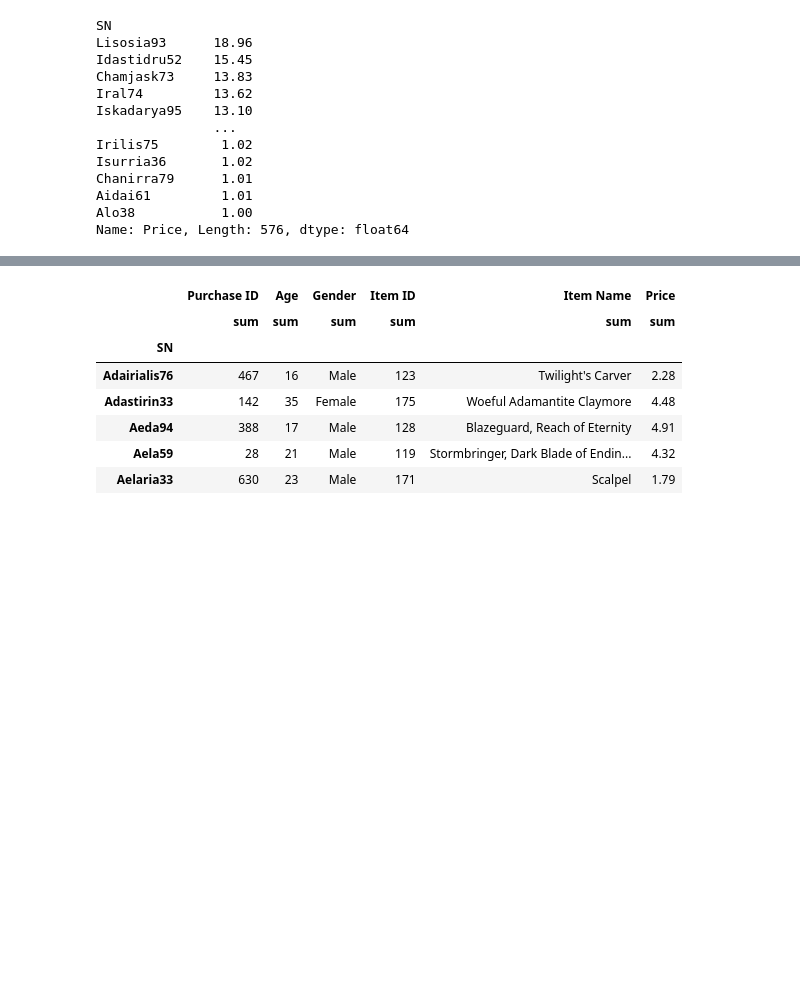
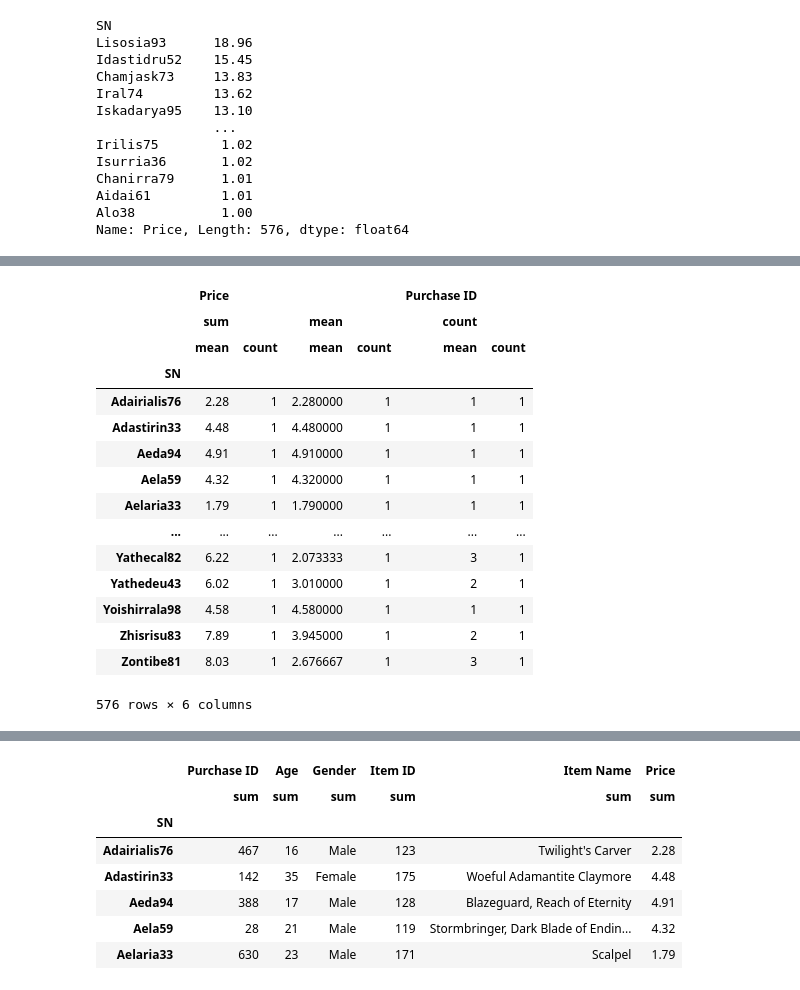
Before and after one commit to cmagnotta/pandas-challenge, a Jupyter notebook: pymoliheroes2.ipynb, the cells around one changed output, grey strips where cells are left out. Drawn from its saved outputs; the diff is of its cells as text; code cells hidden in the pictures; blank space fills up the shorter version.

```diff
--- a/pymoliheroes2.ipynb
+++ b/pymoliheroes2.ipynb
@@ -509,0 +500,5 @@ Zontibe81      8.03           3
+# %%
+#Top Spenders Purchase Count
+top_spenders_count = top_spenders.sort_values(('Price', 'sum'), ascending=False)
+top_spenders_count.head(5)
+#Here is a dataframe with the number of items bought by each of the top spenders.
@@ -509,0 +516,3 @@ Zontibe81      8.03           3
+# %%
+top_5_spenders = top_spenders_count.head(5)
+top_5_spenders
@@ -512,3 +565,22 @@ top_spenders_sum = spendingAnalysis.groupby(['SN']).agg(['sum'])
+# %%
+top_5_spenders_mean
+# %% [output]
+|  | Price |  |  |  | Purchase ID |  |
+|  | sum |  | mean |  | count |  |
+|  | mean | count | mean | count | mean | count |
+| SN |  |  |  |  |  |  |
+| Adairialis76 | 2.28 | 1 | 2.280000 | 1 | 1 | 1 |
+| Adastirin33 | 4.48 | 1 | 4.480000 | 1 | 1 | 1 |
+| Aeda94 | 4.91 | 1 | 4.910000 | 1 | 1 | 1 |
+| Aela59 | 4.32 | 1 | 4.320000 | 1 | 1 | 1 |
+| Aelaria33 | 1.79 | 1 | 1.790000 | 1 | 1 | 1 |
+| ... | ... | ... | ... | ... | ... | ... |
+| Yathecal82 | 6.22 | 1 | 2.073333 | 1 | 3 | 1 |
+| Yathedeu43 | 6.02 | 1 | 3.010000 | 1 | 2 | 1 |
+| Yoishirrala98 | 4.58 | 1 | 4.580000 | 1 | 1 | 1 |
+| Zhisrisu83 | 7.89 | 1 | 3.945000 | 1 | 2 | 1 |
+| Zontibe81 | 8.03 | 1 | 2.676667 | 1 | 3 | 1 |
+576 rows × 6 columns
 # %%
 top_spenders_sum
 # %% [output]
```
Also changed, not shown: parts of 24 cells of this notebook.
